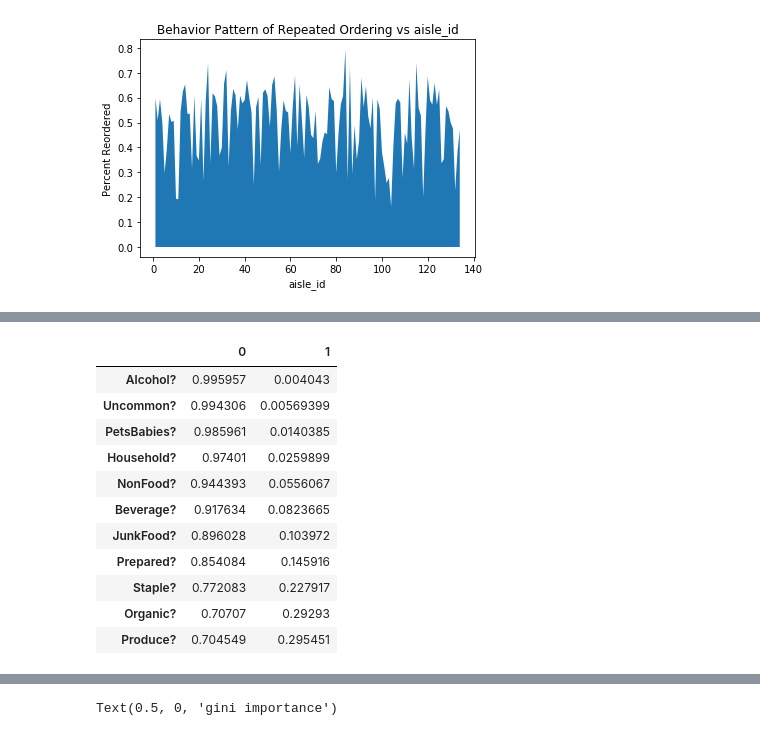
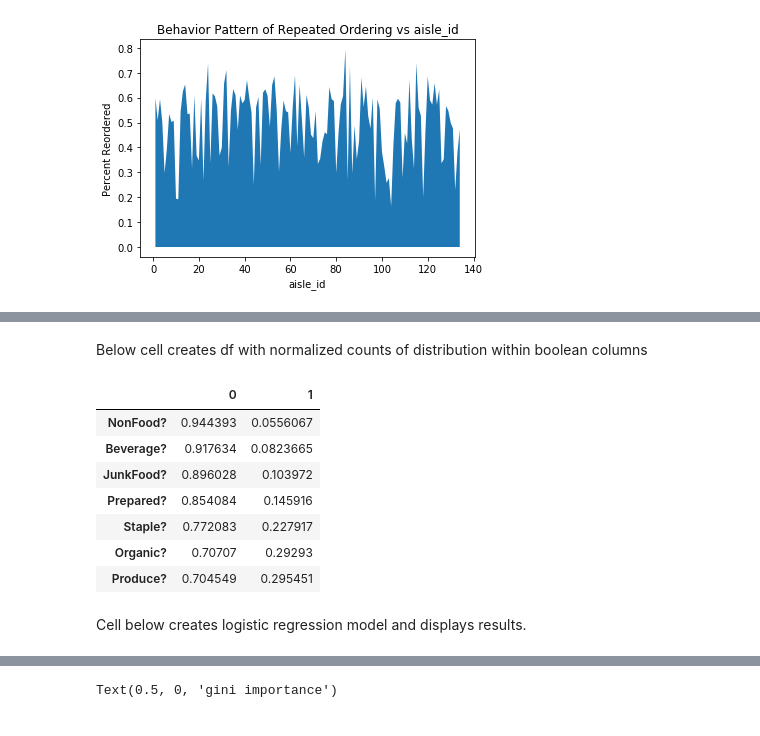
Before and after one commit to clairezg/instacart-kaggle, a Jupyter notebook: instacart modeling, part 2.ipynb, the cells around one changed output, grey strips where cells are left out. Saved outputs shown, nothing was run; the diff lists cells and outputs as text; code cells hidden in the pictures.

```diff
--- a/instacart modeling, part 2.ipynb
+++ b/instacart modeling, part 2.ipynb
@@ -173,23 +165,27 @@ Index(['aisle_id', 'department_id', 'add_to_cart_order', 'order_dow',
+# %% [markdown]
+Below cell creates df with normalized counts of distribution within boolean columns
 # %%
-bool_list = ['Organic?', 'Alcohol?','Produce?', 'Beverage?', 'Household?', 'PetsBabies?',
-             'NonFood?', 'Prepared?', 'JunkFood?', 'Uncommon?', 'Staple?',]
+# bool_list = ['Organic?', 'Alcohol?','Produce?', 'Beverage?', 'Household?', 'PetsBabies?',
+#              'NonFood?', 'Prepared?', 'JunkFood?', 'Uncommon?', 'Staple?',]
+bool_list = ['Organic?', 'Produce?', 'Beverage?',
+             'NonFood?', 'Prepared?', 'JunkFood?',  'Staple?',]
+
+
 
 #create empty DataFrame to populate with result values
 results = pd.DataFrame(columns = [0, 1], index = bool_list)
 
+#populate df with value_counts results
 for col in bool_list:
     results.loc[col, 0] = df[col].value_counts(normalize=True).loc[0]
     results.loc[col, 1] = df[col].value_counts(normalize=True).loc[1]
 
+#sort values in df for readability
 results = results.sort_values(by = 0, axis = 0, ascending = False)
 
 display(results)
 # %% [output]
 |  | 0 | 1 |
-| Alcohol? | 0.995957 | 0.004043 |
-| Uncommon? | 0.994306 | 0.00569399 |
-| PetsBabies? | 0.985961 | 0.0140385 |
-| Household? | 0.97401 | 0.0259899 |
 | NonFood? | 0.944393 | 0.0556067 |
 | Beverage? | 0.917634 | 0.0823665 |
 | JunkFood? | 0.896028 | 0.103972 |
@@ -197,6 +193,8 @@ display(results)
 | Staple? | 0.772083 | 0.227917 |
 | Organic? | 0.70707 | 0.29293 |
 | Produce? | 0.704549 | 0.295451 |
+# %% [markdown]
+Cell below creates logistic regression model and displays results.
 # %%
 print('Baseline Accuracy Score:', baseline_acc)
 
```
Also changed, not shown: parts of 15 cells of this notebook.
